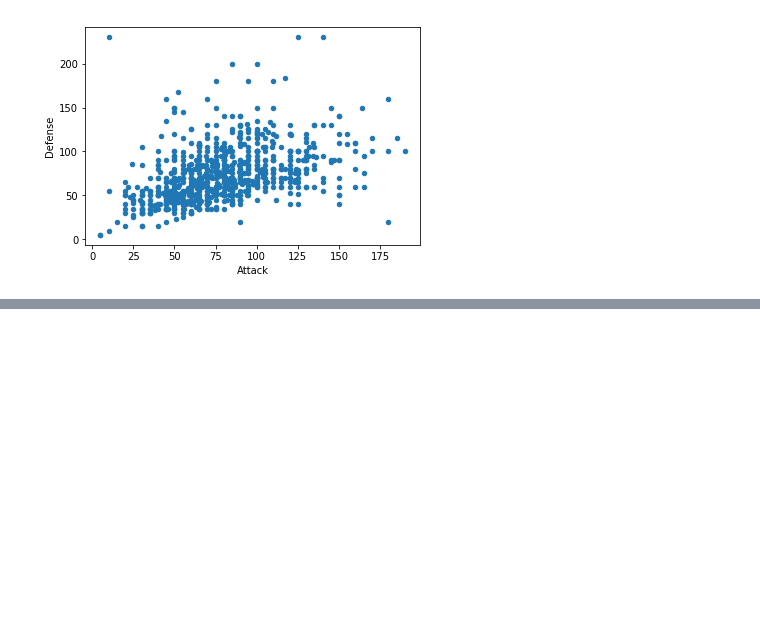
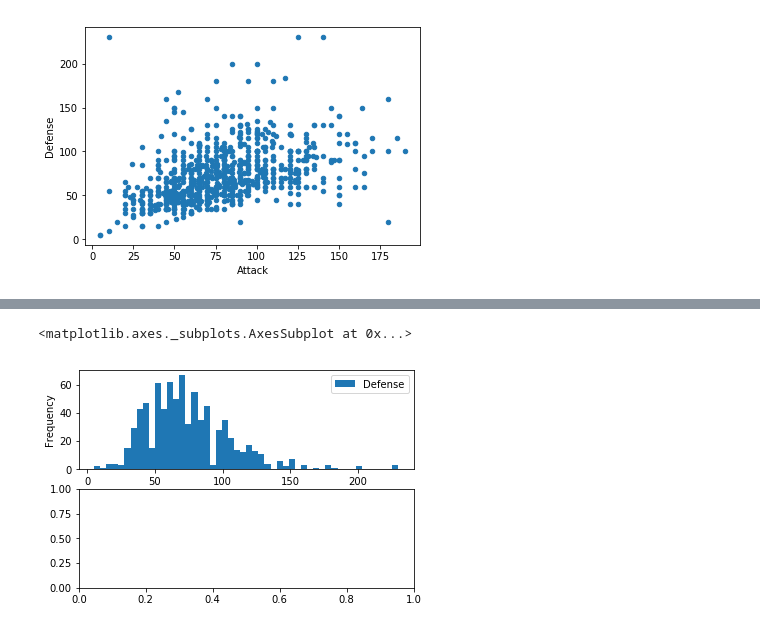
Before and after one commit to innovator-arjun/DataScience-Learning, a Jupyter notebook: Pokemon - Prediction/pokemon combat prediction.ipynb, the cells around one changed output, grey strips where cells are left out. Saved outputs shown, nothing was run; the diff lists cells and outputs as text; code cells hidden in the pictures; blank space fills up the shorter version.

```diff
--- a/Pokemon - Prediction/pokemon combat prediction.ipynb
+++ b/Pokemon - Prediction/pokemon combat prediction.ipynb
@@ -683,0 +689,7 @@ data1.plot(kind='scatter',x='Attack',y='Defense')
+# %%
+f,ax=plt.subplots(nrows=2,ncols=1)
+
+data1.plot(kind='hist',y='Defense',bins=50,ax=ax[0])
+# %% [output]
+<matplotlib.axes._subplots.AxesSubplot at 0x...>
+[figure, added]
```
Also changed, not shown: parts of 1 cell of this notebook.
